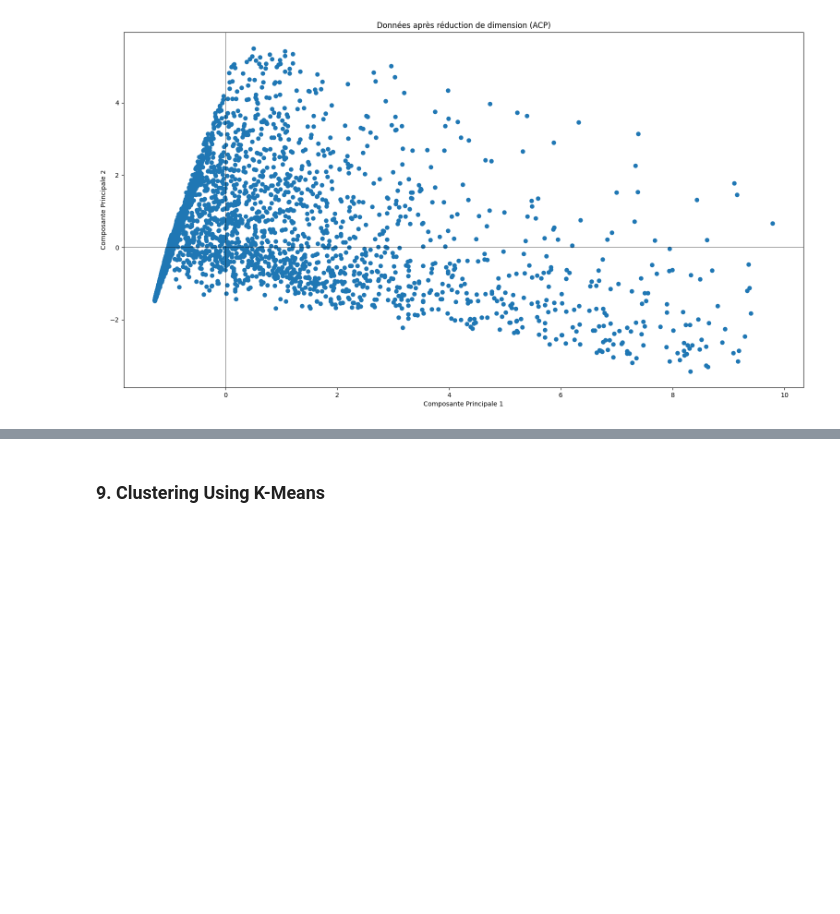
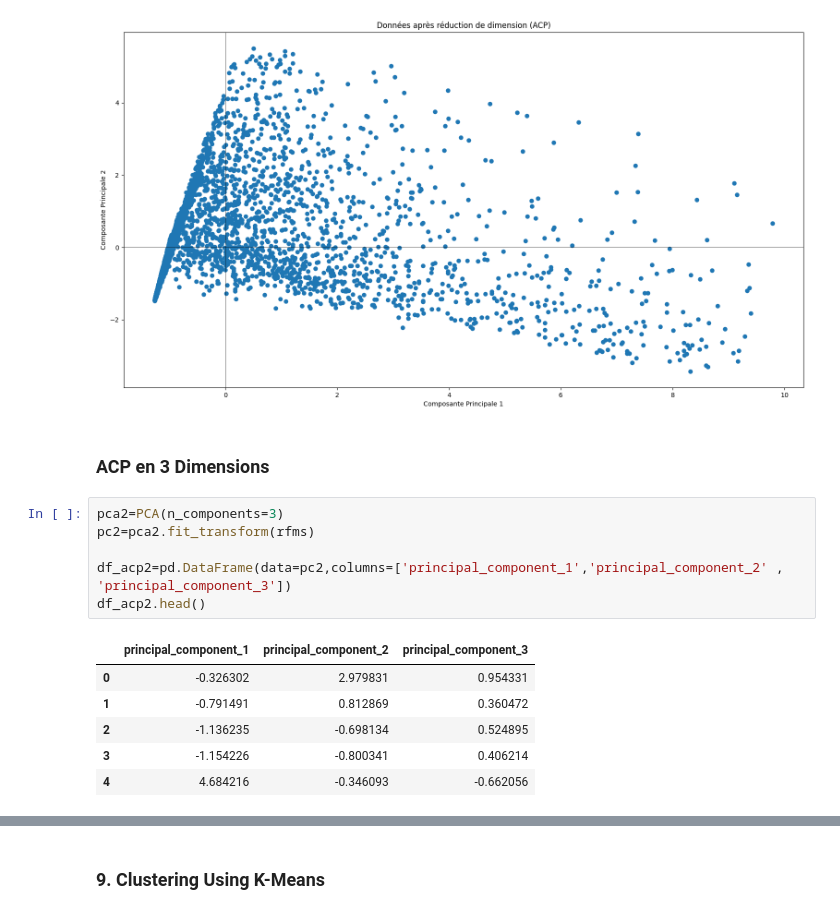
Before and after one commit to Noura-ou/projet_segmentation_client, a Jupyter notebook: src/test_noura.ipynb, the cells around one changed output, grey strips where cells are left out. Cells and saved outputs as stored; diff of their text form; blank space fills up the shorter version.

```diff
--- a/src/test_noura.ipynb
+++ b/src/test_noura.ipynb
@@ -202,3 +202,18 @@ plt.title('Données après réduction de dimension (ACP)')
 plt.show()
 # %% [output]
 [figure]
+# %% [markdown]
+### ACP en 3 Dimensions
+# %%
+pca2=PCA(n_components=3)
+pc2=pca2.fit_transform(rfms)
+
+df_acp2=pd.DataFrame(data=pc2,columns=['principal_component_1','principal_component_2' , 'principal_component_3'])
+df_acp2.head()
+# %% [output]
+|  | principal_component_1 | principal_component_2 | principal_component_3 |
+| 0 | -0.326302 | 2.979831 | 0.954331 |
+| 1 | -0.791491 | 0.812869 | 0.360472 |
+| 2 | -1.136235 | -0.698134 | 0.524895 |
+| 3 | -1.154226 | -0.800341 | 0.406214 |
+| 4 | 4.684216 | -0.346093 | -0.662056 |
```
Also changed, not shown: parts of 5 cells of this notebook.
